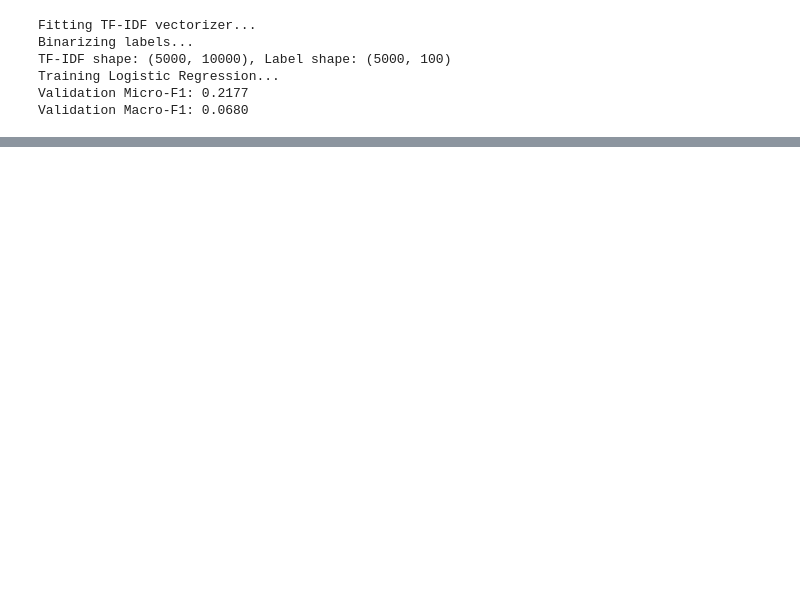
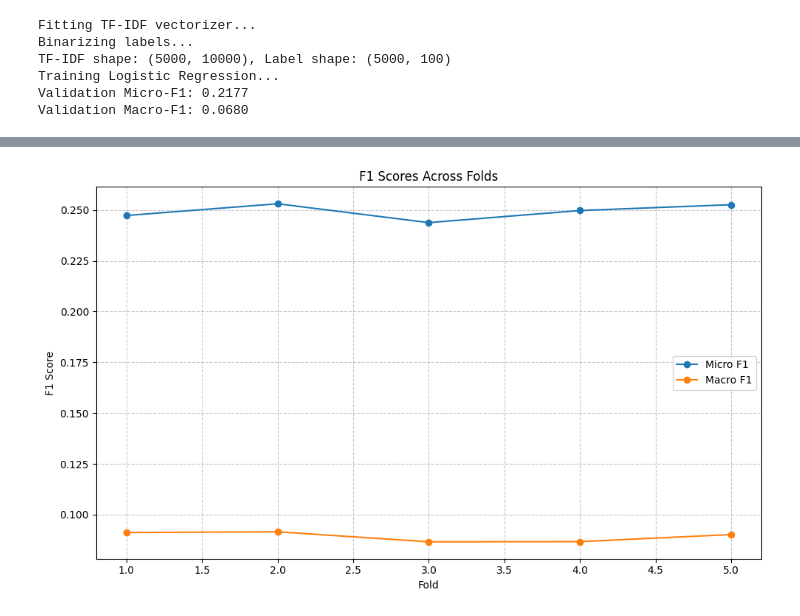
Before and after one commit to igemiracle/ICD-Active-Learning, a Jupyter notebook: scripts/tfidf_lr_baseline.ipynb, the cells around one changed output, grey strips where cells are left out. Cells and saved outputs as stored; diff of their text form; code cells hidden in the pictures; blank space fills up the shorter version.

```diff
--- a/scripts/tfidf_lr_baseline.ipynb
+++ b/scripts/tfidf_lr_baseline.ipynb
@@ -151,0 +318,97 @@ Validation Macro-F1: 0.0680
+# %%
+from sklearn.model_selection import KFold
+
+
+# 准备数据
+df = pd.read_pickle('../data/mimic3_data_test.pkl')
+texts = df['TEXT'].tolist()
+labels = df['ICD9_CODE'].tolist()
+
+# 可选：选取 top100 标签加速
+from collections import Counter
+flat_labels = [l for group in labels for l in group]
+top_labels = set([l for l, _ in Counter(flat_labels).most_common(100)])
+filtered = [(t, [l for l in ls if l in top_labels]) for t, ls in zip(texts, labels)]
+filtered = [(t, l) for t, l in filtered if len(l) > 0]
+
+texts, labels = zip(*filtered)
+texts = list(texts)
+labels = list(labels)
+
+# 可选：快速调试限制样本数量
+texts = texts[:10000]
+labels = labels[:10000]
+
+# 初始化
+kf = KFold(n_splits=5, shuffle=True, random_state=42)
+cv_results = []
+metrics = {}  # 最后一折记录 per-class metrics
+timestamp = datetime.now().strftime('%Y%m%d_%H%M%S')
+plots_dir = './plots'
+os.makedirs(plots_dir, exist_ok=True)
+
+fold = 1
+for train_idx, val_idx in kf.split(texts):
+    print(f"Fold {fold}")
+    X_train = [texts[i] for i in train_idx]
+    y_train = [labels[i] for i in train_idx]
+    X_val = [texts[i] for i in val_idx]
+    y_val = [labels[i] for i in val_idx]
+
+    vectorizer = TfidfVectorizer(max_features=10000, ngram_range=(1,2))
+    X_train_vec = vectorizer.fit_transform(X_train)
+    X_val_vec = vectorizer.transform(X_val)
+
+    mlb = MultiLabelBinarizer()
+    Y_train_bin = mlb.fit_transform(y_train)
+    Y_val_bin = mlb.transform(y_val)
+
+    clf = OneVsRestClassifier(
+        LogisticRegression(C=1.0, solver='saga', max_iter=1000),
+        n_jobs=-1
+    )
+    clf.fit(X_train_vec, Y_train_bin)
+    Y_val_pred = clf.predict(X_val_vec)
+
+    result = {
+        'fold': fold,
+        'micro_f1': f1_score(Y_val_bin, Y_val_pred, average='micro'),
+        'macro_f1': f1_score(Y_val_bin, Y_val_pred, average='macro'),
+        'micro_precision': precision_score(Y_val_bin, Y_val_pred, average='micro'),
+        'macro_precision': precision_score(Y_val_bin, Y_val_pred, average='macro'),
+        'micro_recall': recall_score(Y_val_bin, Y_val_pred, average='micro'),
+        'macro_recall': recall_score(Y_val_bin, Y_val_pred, average='macro'),
+    }
+    cv_results.append(result)
+
+    # 最后一折记录 per-class metrics
+    if fold == 5:
+        per_class_metrics = {}
+        for i, label in enumerate(mlb.classes_):
+            y_true = Y_val_bin[:, i]
+            y_pred = Y_val_pred[:, i]
+            support = y_true.sum()
+            if support == 0:
+                continue
+            per_class_metrics[label] = {
+                'precision': precision_score(y_true, y_pred, zero_division=0),
+                'recall': recall_score(y_true, y_pred, zero_division=0),
+                'f1': f1_score(y_true, y_pred, zero_division=0),
+                'support': int(support)
+            }
+        metrics['per_class_metrics'] = per_class_metrics
+
+    fold += 1
+
+# 转换为 DataFrame
+cv_results = pd.DataFrame(cv_results)
+print(cv_results)
+
+visualize_results(
+    cv_results=cv_results,
+    metrics=metrics,
+    plots_dir=plots_dir,
+    timestamp=timestamp,
+    icd_map_path='../data/icd9_map.csv'
+)
+# %% [output]
@@ -151,0 +433 @@ Validation Macro-F1: 0.0680
+[figure, added]
```
Also changed, not shown: parts of 11 cells of this notebook, 50 other files.
